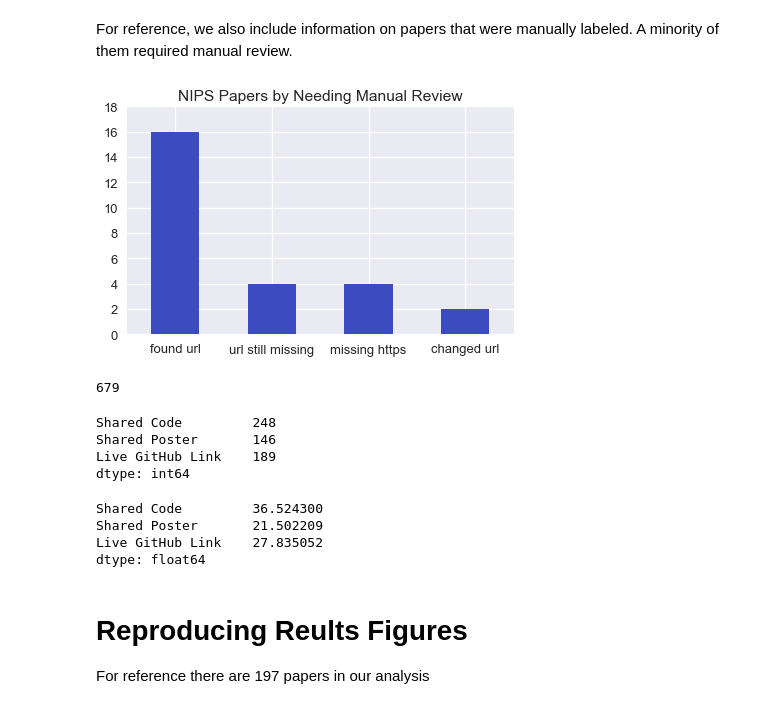
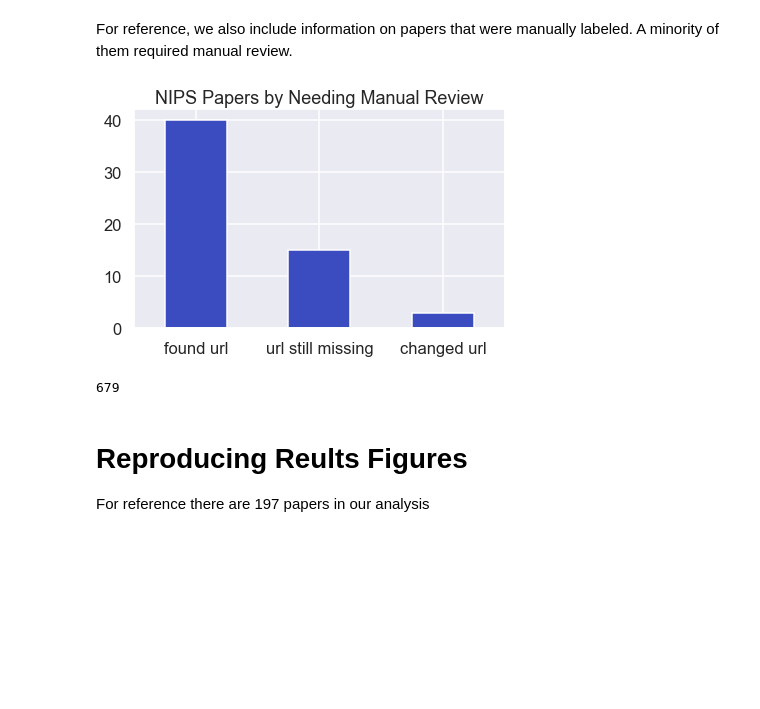
Before and after one commit to jzf2101/r2d_study, a Jupyter notebook: get_data.ipynb, the cells around one changed output. Cells and saved outputs as stored; diff of their text form; code cells hidden in the pictures; blank space fills up the shorter version.

Commit message:
added additional papers from gh for ananalysis

```diff
--- a/get_data.ipynb
+++ b/get_data.ipynb
@@ -216,38 +217,22 @@ For reference, we also include information on papers that were manually labeled.
 # %%
 labeled_url_stats = gh_labeled['labeled_url'].notnull().value_counts()
 labeled_url_stats.index = ['found url', 'url still missing']
-labeled_url_stats.loc['missing_https'] = gh_labeled['missing_https'].sum()
 labeled_url_stats.loc['changed_url'] = len(changed_url_labeled)
-labeled_url_stats.index = ['found url', 'url still missing', 'missing https', 'changed url']
+labeled_url_stats.index = ['found url', 'url still missing', 'changed url']
 # %%
 labeled_url_stats.plot(kind='bar',  cmap='coolwarm')
 plt.ylabel('')
 plt.xlabel('')
-plt.yticks(np.arange(0, 20, step=2))
 plt.title('NIPS Papers by Needing Manual Review')
 plt.xticks(rotation=0)
 plt.tight_layout()
 plt.savefig('manual_review_metrics.pdf')
 # %% [output]
-[figure, old version]
+[figure, new version]
 # %%
 len(papers)
 # %% [output]
 679
-# %%
-paper_metrics
-# %% [output]
-Shared Code         248
-Shared Poster       146
-Live GitHub Link    189
-dtype: int64
-# %%
-(100.*paper_metrics/len(papers))
-# %% [output]
-Shared Code         36.524300
-Shared Poster       21.502209
-Live GitHub Link    27.835052
-dtype: float64
 # %% [markdown]
 # Reproducing Reults Figures
 
```
Also changed, not shown: parts of 23 cells of this notebook, 22 other files.
